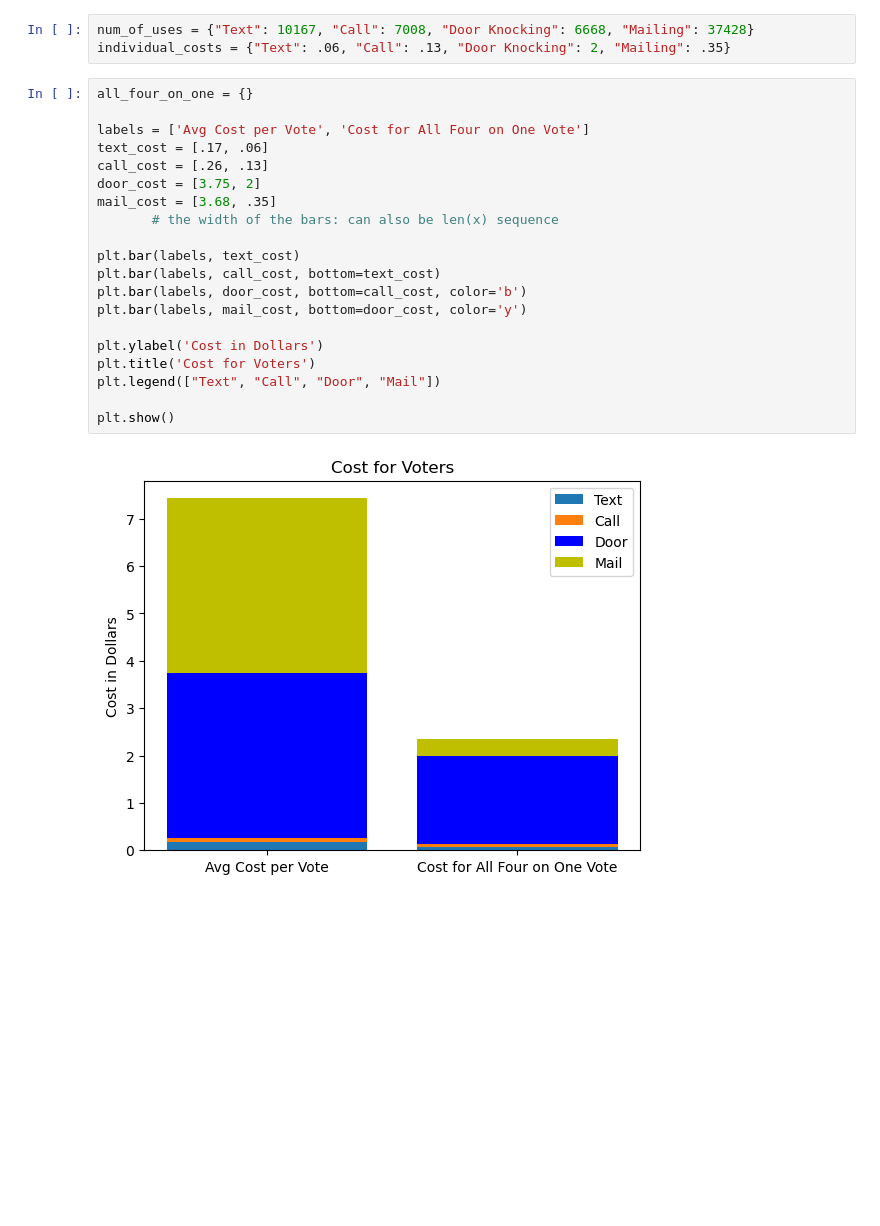
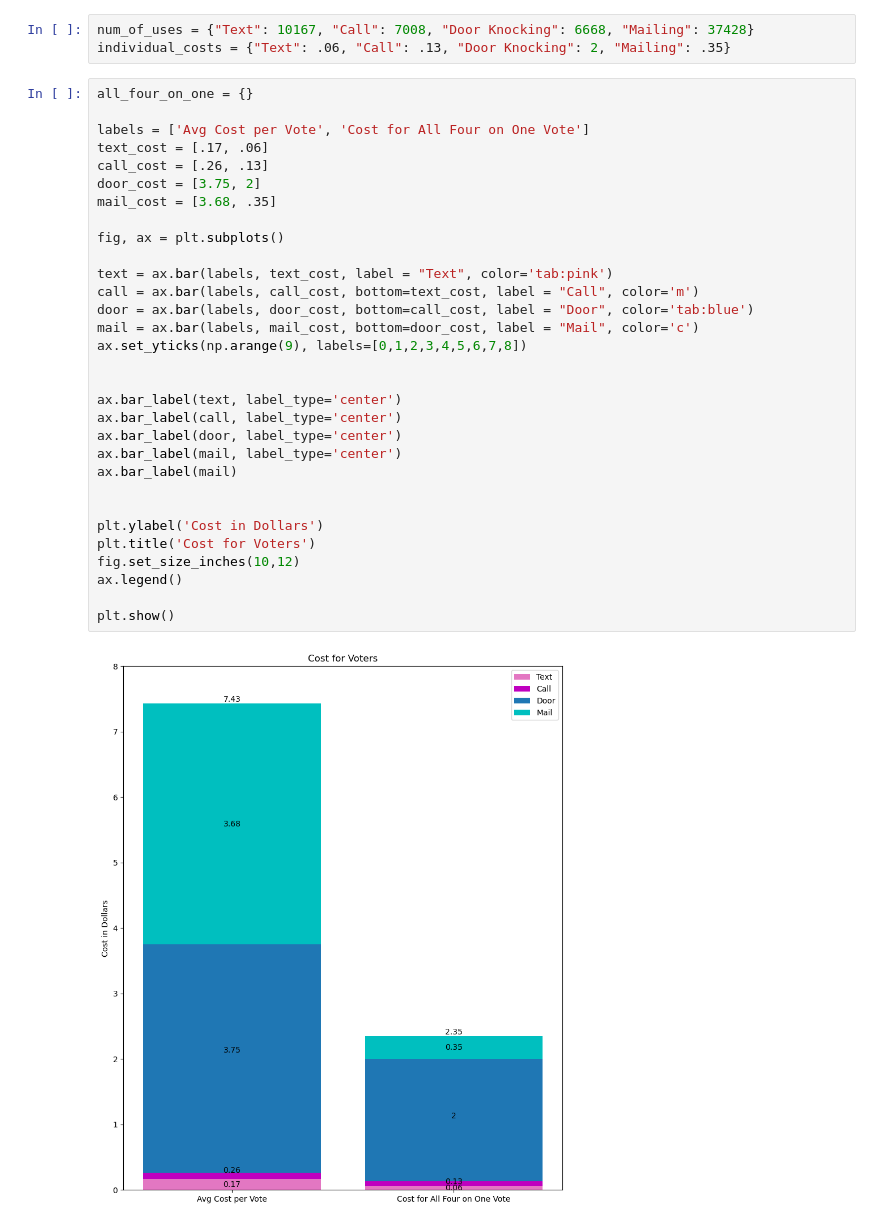
Before and after one commit to watkinshannah05/BakerRipleyVoterAnalysis, a Jupyter notebook: Target Voter Cost Visualization.ipynb, the cells around one changed output. Saved outputs shown, nothing was run; the diff lists cells and outputs as text; blank space fills up the shorter version.

```diff
--- a/Target Voter Cost Visualization.ipynb
+++ b/Target Voter Cost Visualization.ipynb
@@ -38,22 +39,33 @@ individual_costs = {"Text": .06, "Call": .13, "Door Knocking": 2, "Mailing": .35
 # %%
 all_four_on_one = {}
 
 labels = ['Avg Cost per Vote', 'Cost for All Four on One Vote']
 text_cost = [.17, .06]
 call_cost = [.26, .13]
 door_cost = [3.75, 2]
 mail_cost = [3.68, .35]
-       # the width of the bars: can also be len(x) sequence
 
-plt.bar(labels, text_cost)
-plt.bar(labels, call_cost, bottom=text_cost)
-plt.bar(labels, door_cost, bottom=call_cost, color='b')
-plt.bar(labels, mail_cost, bottom=door_cost, color='y')
+fig, ax = plt.subplots()
+
+text = ax.bar(labels, text_cost, label = "Text", color='tab:pink')
+call = ax.bar(labels, call_cost, bottom=text_cost, label = "Call", color='m')
+door = ax.bar(labels, door_cost, bottom=call_cost, label = "Door", color='tab:blue')
+mail = ax.bar(labels, mail_cost, bottom=door_cost, label = "Mail", color='c')
+ax.set_yticks(np.arange(9), labels=[0,1,2,3,4,5,6,7,8])
+
+
+ax.bar_label(text, label_type='center')
+ax.bar_label(call, label_type='center')
+ax.bar_label(door, label_type='center')
+ax.bar_label(mail, label_type='center')
+ax.bar_label(mail)
+
 
 plt.ylabel('Cost in Dollars')
 plt.title('Cost for Voters')
-plt.legend(["Text", "Call", "Door", "Mail"])
+fig.set_size_inches(10,12)
+ax.legend()
 
 plt.show()
 # %% [output]
-[figure, old version]
+[figure, new version]
```
Also changed, not shown: parts of 2 cells of this notebook.
